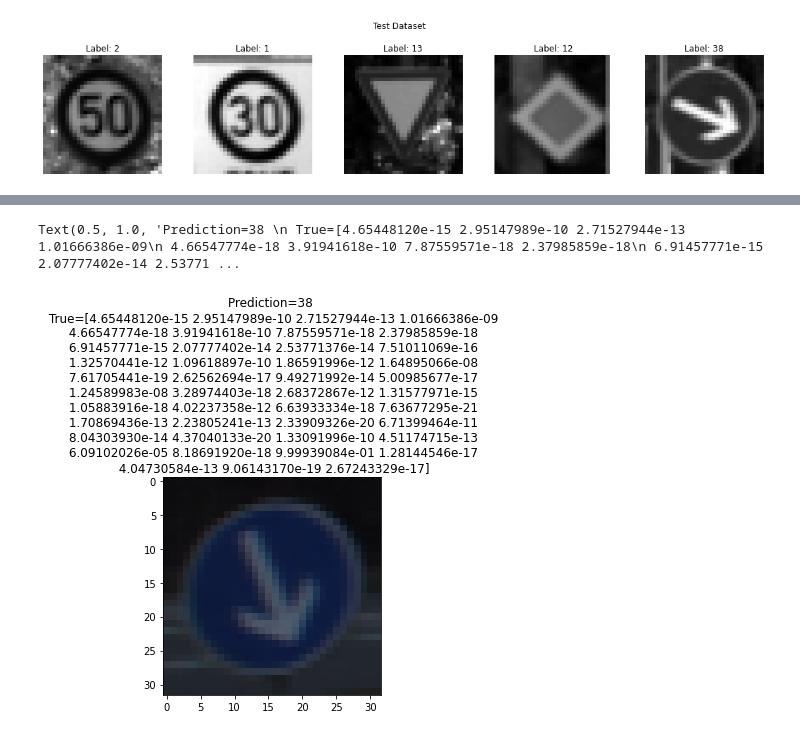
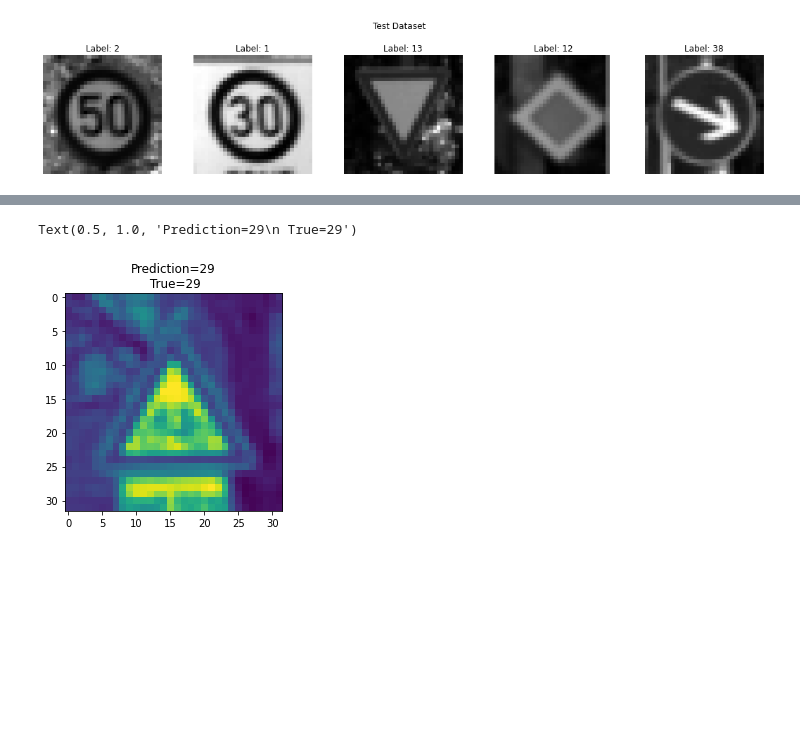
Before and after one commit to dheerajreddy3108/Traffic-Signal-Classification-for-Advanced-Driver-Assistance-Systems, a Jupyter notebook: traffic_signal_classification.ipynb, the cells around one changed output, grey strips where cells are left out. Cells and saved outputs as stored; diff of their text form; code cells hidden in the pictures; blank space fills up the shorter version.

```diff
--- a/traffic_signal_classification.ipynb
+++ b/traffic_signal_classification.ipynb
@@ -293,14 +291,13 @@ AttributeError: module 'matplotlib.pyplot' has no attribute 'lengend'
 # %%
 #predicting the new image
-predict = model.predict(X_test_preprocessed)
+predict = model.predict_classes(X_test_preprocessed)
 
 y_label_true = y_test
 
 #plotting the result with label
-i =random.randint(1,len(X_test))
-plt.imshow(X_test[i].squeeze())
-plt.title('Prediction={}.format(y_label_true[i]) '
- True={}'.format(predict[i]))
+i =random.randint(1,len(X_test_preprocessed))
+plt.imshow(X_test_preprocessed[i].squeeze())
+plt.title('Prediction={}\n True={}'.format(y_label_true[i],predict[i]))
 # %% [output]
-Text(0.5, 1.0, 'Prediction=38 \n True=[4.65448120e-15 2.95147989e-10 2.71527944e-13 1.01666386e-09\n 4.66547774e-18 3.91941618e-10 7.87559571e-18 2.37985859e-18\n 6.91457771e-15 2.07777402e-14 2.53771 ...
+Text(0.5, 1.0, 'Prediction=29\n True=29')
-[figure, old version]
+[figure, new version]
```
Also changed, not shown: parts of 5 cells of this notebook.
